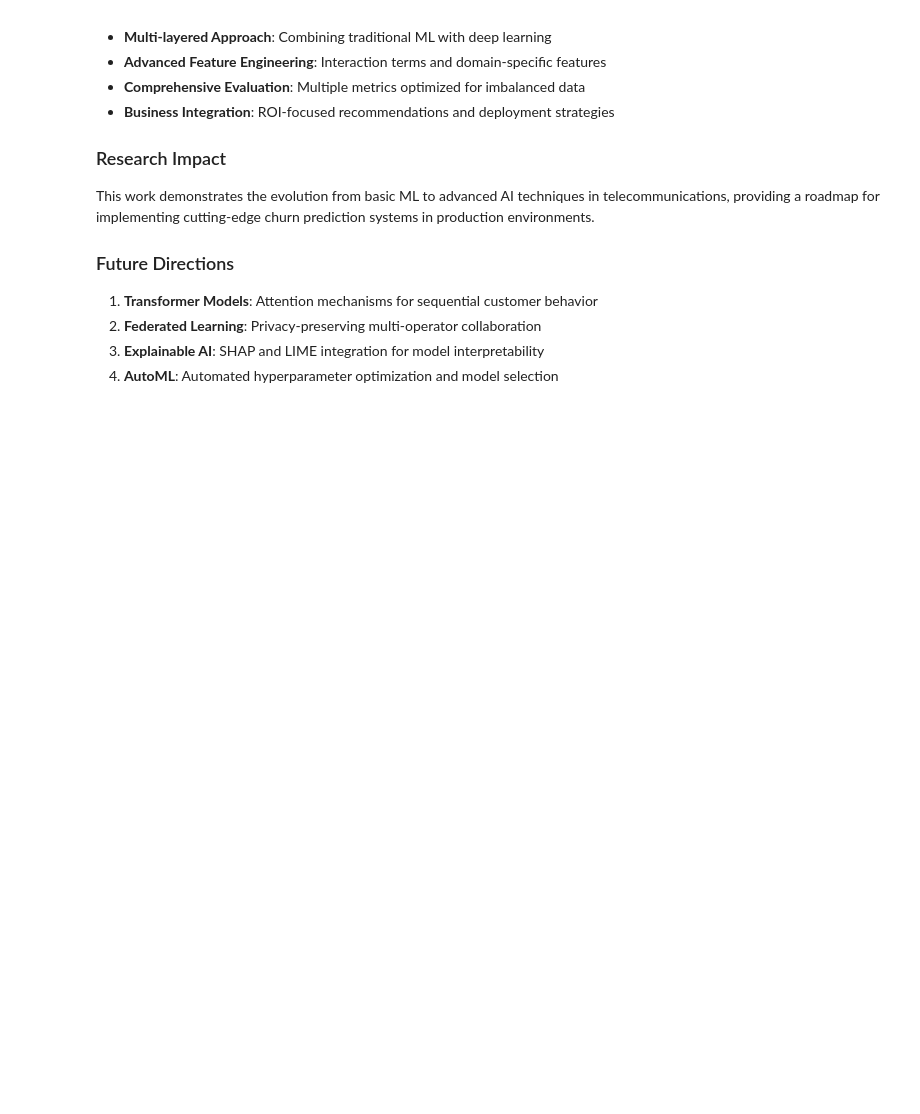
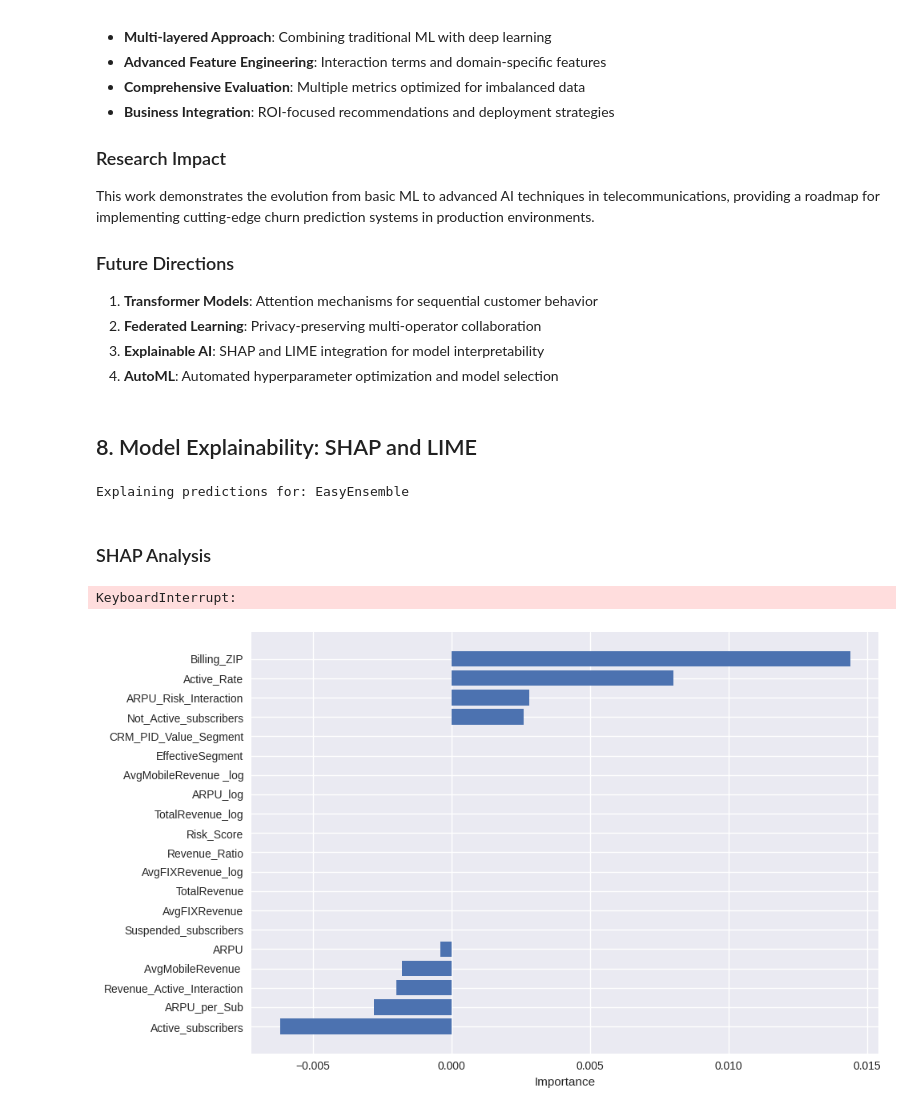
Before and after one commit to adeline-pepela/Module-5, a Jupyter notebook: Predictive and Optimization Analytics/POA-Project/Churn-main/modeling_3.ipynb, the cells around one changed output. Drawn from its saved outputs; the diff is of its cells as text; code cells hidden in the pictures; blank space fills up the shorter version.

Commit message:
Update modeling_3.ipynb with SHAP analysis

```diff
--- a/Predictive and Optimization Analytics/POA-Project/Churn-main/modeling_3.ipynb
+++ b/Predictive and Optimization Analytics/POA-Project/Churn-main/modeling_3.ipynb
@@ -1069,3 +1069,14 @@ This work demonstrates the evolution from basic ML to advanced AI techniques in
 2. **Federated Learning**: Privacy-preserving multi-operator collaboration
 3. **Explainable AI**: SHAP and LIME integration for model interpretability
 4. **AutoML**: Automated hyperparameter optimization and model selection
+# %% [markdown]
+## 8. Model Explainability: SHAP and LIME
+# %%
+# Get best model
+best_model = advanced_pipeline.results[overall_best]['model']
+
+print(f"Explaining predictions for: {overall_best}")
+# %% [output]
+Explaining predictions for: EasyEnsemble
+# %% [markdown]
+### SHAP Analysis
@@ -1071,0 +1086,31 @@ This work demonstrates the evolution from basic ML to advanced AI techniques in
+# %%
+# SHAP explainer for EasyEnsembleClassifier
+explainer = shap.KernelExplainer(best_model.predict_proba, X_train_scaled[:100])
+shap_values = explainer.shap_values(X_test_scaled[:500])
+
+# Summary plot
+plt.figure(figsize=(10, 6))
+shap.summary_plot(shap_values[1], pd.DataFrame(X_test_scaled[:500], columns=all_features), show=False)
+plt.tight_layout()
+plt.savefig('visuals/shap_summary.png', dpi=300, bbox_inches='tight')
+plt.show()
+# %% [output]
+KeyboardInterrupt:
+# %%
+# Fast alternative - Permutation Feature Importance
+from sklearn.inspection import permutation_importance
+
+result = permutation_importance(best_model, X_test_scaled[:500], y_test[:500], n_repeats=10, random_state=42, n_jobs=-1)
+
+# Plot
+importance_df = pd.DataFrame({'feature': all_features, 'importance': result.importances_mean}).sort_values('importance', ascending=False).head(20)
+
+plt.figure(figsize=(10, 6))
+plt.barh(importance_df['feature'], importance_df['importance'])
+plt.xlabel('Importance')
+plt.gca().invert_yaxis()
+plt.tight_layout()
+plt.savefig('visuals/feature_importance.png', dpi=300, bbox_inches='tight')
+plt.show()
+# %% [output]
+[figure, added]
```
Also changed, not shown: parts of 16 cells of this notebook.
